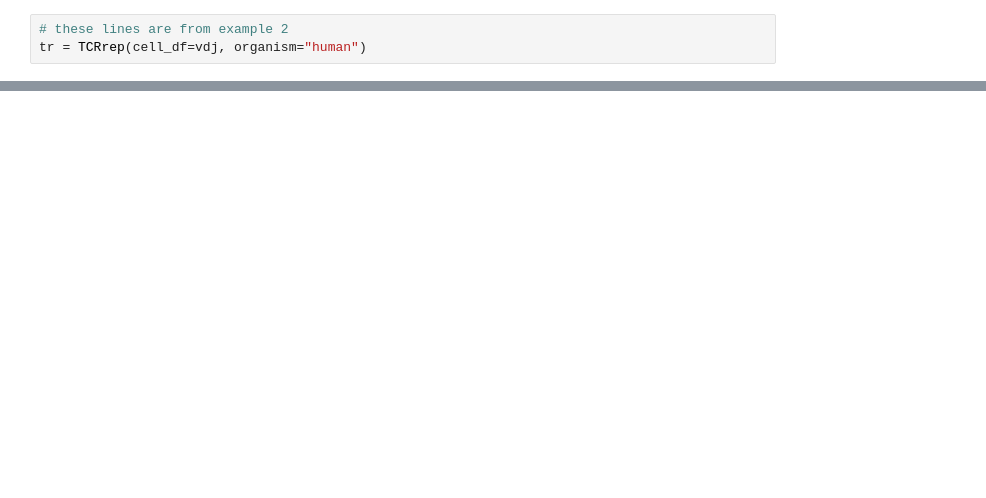
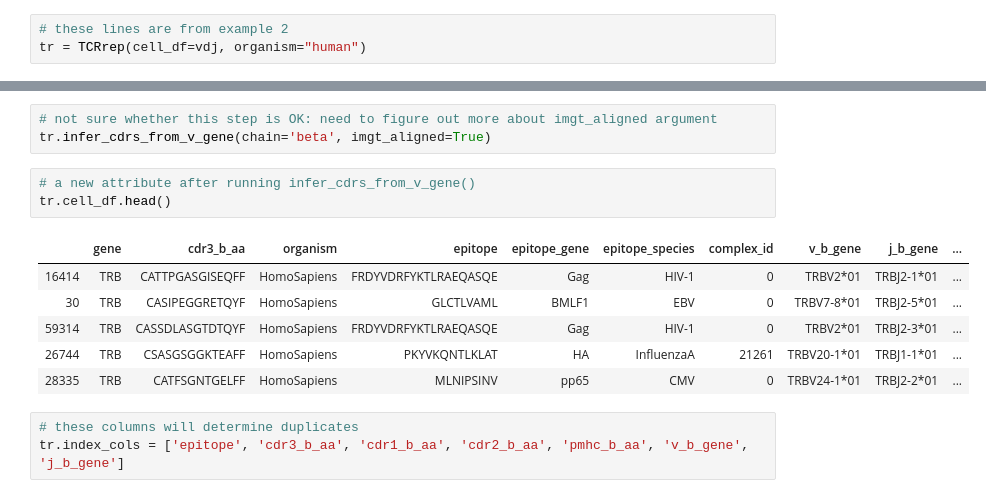
Before and after one commit to antigenomics/vdjdb-classifier-benchmark, a Jupyter notebook: tcrdist/tcrdist.ipynb, the cells around one changed output, grey strips where cells are left out. Cells and saved outputs as stored; diff of their text form; blank space fills up the shorter version.

```diff
--- a/tcrdist/tcrdist.ipynb
+++ b/tcrdist/tcrdist.ipynb
@@ -81,0 +73,16 @@ tr.cell_df
+# %%
+# not sure whether this step is OK: need to figure out more about imgt_aligned argument
+tr.infer_cdrs_from_v_gene(chain='beta', imgt_aligned=True)
+# %%
+# a new attribute after running infer_cdrs_from_v_gene()
+tr.cell_df.head()
+# %% [output]
+|  | gene | cdr3_b_aa | organism | epitope | epitope_gene | epitope_species | complex_id | v_b_gene | j_b_gene | ... |
+| 16414 | TRB | CATTPGASGISEQFF | HomoSapiens | FRDYVDRFYKTLRAEQASQE | Gag | HIV-1 | 0 | TRBV2*01 | TRBJ2-1*01 | ... |
+| 30 | TRB | CASIPEGGRETQYF | HomoSapiens | GLCTLVAML | BMLF1 | EBV | 0 | TRBV7-8*01 | TRBJ2-5*01 | ... |
+| 59314 | TRB | CASSDLASGTDTQYF | HomoSapiens | FRDYVDRFYKTLRAEQASQE | Gag | HIV-1 | 0 | TRBV2*01 | TRBJ2-3*01 | ... |
+| 26744 | TRB | CSASGSGGKTEAFF | HomoSapiens | PKYVKQNTLKLAT | HA | InfluenzaA | 21261 | TRBV20-1*01 | TRBJ1-1*01 | ... |
+| 28335 | TRB | CATFSGNTGELFF | HomoSapiens | MLNIPSINV | pp65 | CMV | 0 | TRBV24-1*01 | TRBJ2-2*01 | ... |
+# %%
+# these columns will determine duplicates
+tr.index_cols = ['epitope', 'cdr3_b_aa', 'cdr1_b_aa', 'cdr2_b_aa', 'pmhc_b_aa', 'v_b_gene', 'j_b_gene']
```
Also changed, not shown: parts of 16 cells of this notebook.
